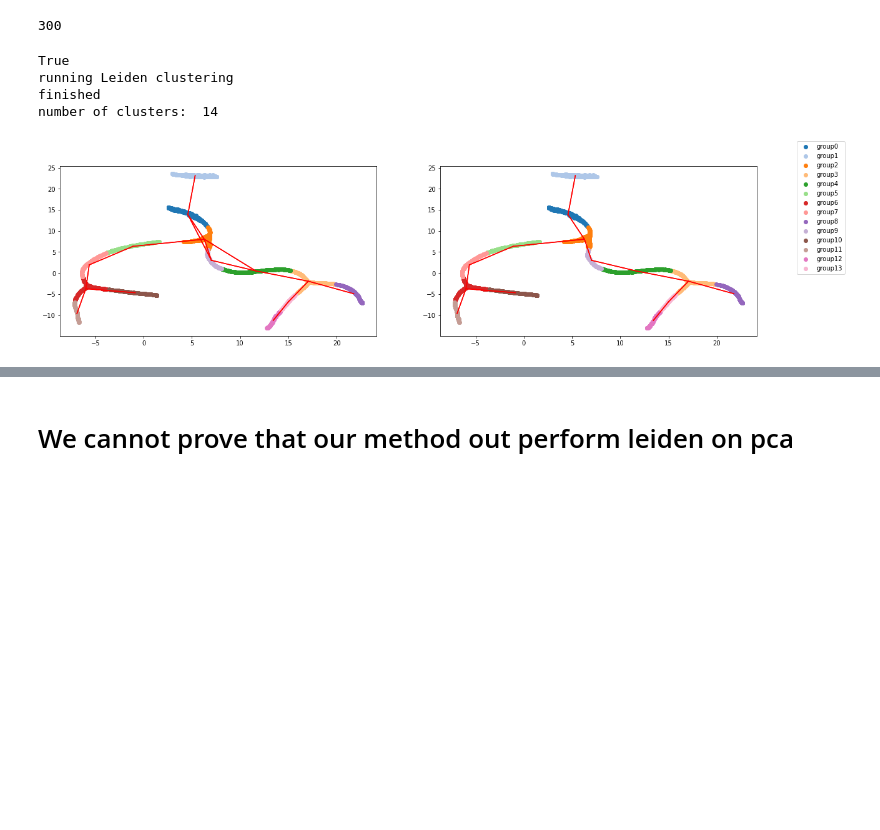
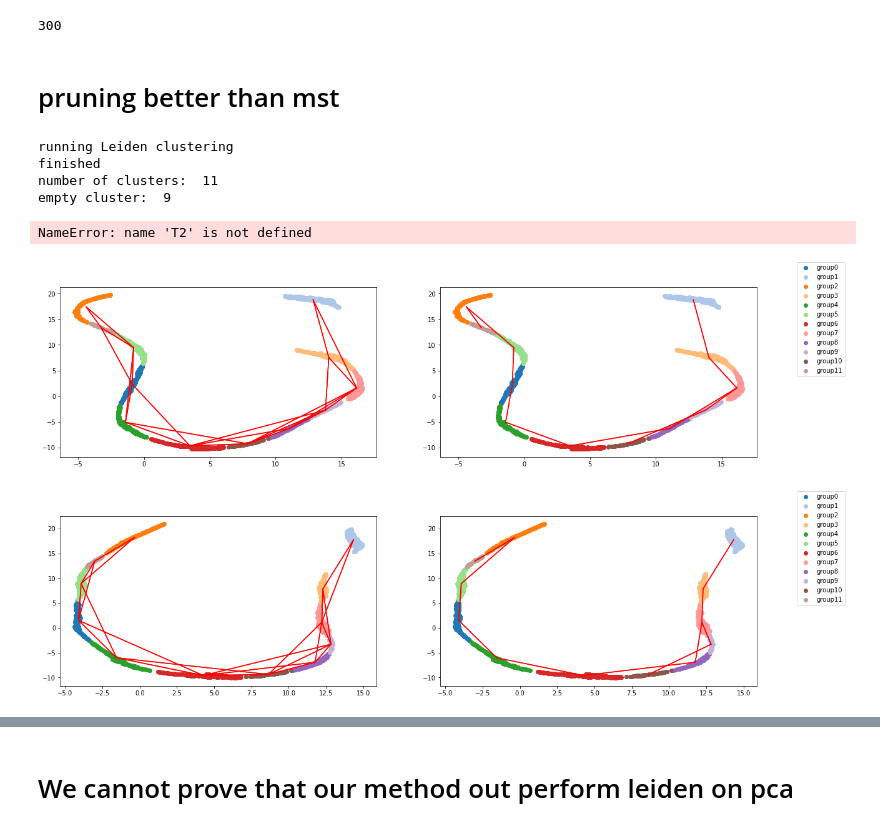
Before and after one commit to falseu/gnn_traj_inference, a Jupyter notebook: backbone_tree.ipynb, the cells around one changed output, grey strips where cells are left out. Drawn from its saved outputs; the diff is of its cells as text; code cells hidden in the pictures; blank space fills up the shorter version.

```diff
--- a/backbone_tree.ipynb
+++ b/backbone_tree.ipynb
@@ -37,7 +37,7 @@ from torch_geometric.data import Data
 dataTree = SymsimTree()
 # dataBranch = SymsimBranch()
 # datalinear = SymsimLinear()
-# dataCircle = SymsimCycle()
+dataCircle = SymsimCycle()
 
 device = torch.device('cuda' if torch.cuda.is_available() else 'cpu')
 dataTree.num_features
@@ -46,14 +104,14 @@ dataTree.num_features
+# %% [markdown]
+# pruning better than mst
 # %%
-data = dataTree[3]
+data = dataCircle[3]
 # Use segments rather than original single cell data, much denser, have as many segments as possible. higher probability to pass through the small branches. connection of random walk further provide connection information that constraint the mst construction.
-results = backbone.backbone_finding(data)
-groups = results['seg_groups']
-cell_bb = results['cell_groups']
-T = results['mst']
-adj_groups = results['origin_conn']
-seg = results['seg']
+# a segment is a smoothed version of cell data, in theory, better preserve the small branches while eliminate erroneous edges
+# results1 = backbone.backbone_finding(data, style = 'pruning', threshold = 30)
+results2 = backbone_finding(data, style = 'tree')
 # %% [output]
-True
 running Leiden clustering
 finished
-number of clusters:  14
+number of clusters:  11
+empty cluster:  9
+NameError: name 'T2' is not defined
@@ -60,5 +121,9 @@ number of clusters:  14
 # %%
-backbone.plot_backbone(results, version = 'segment', figsize = (20,5))
+backbone.plot_backbone(results1, version = 'segment', figsize = (20,5))
 # %% [output]
-[figure, old version]
+[figure, new version]
+# %%
+backbone.plot_backbone(results2, version = 'segment', figsize = (20,5))
+# %% [output]
+[figure, added]
 # %%
```
Also changed, not shown: parts of 8 cells of this notebook, 1 other file.
